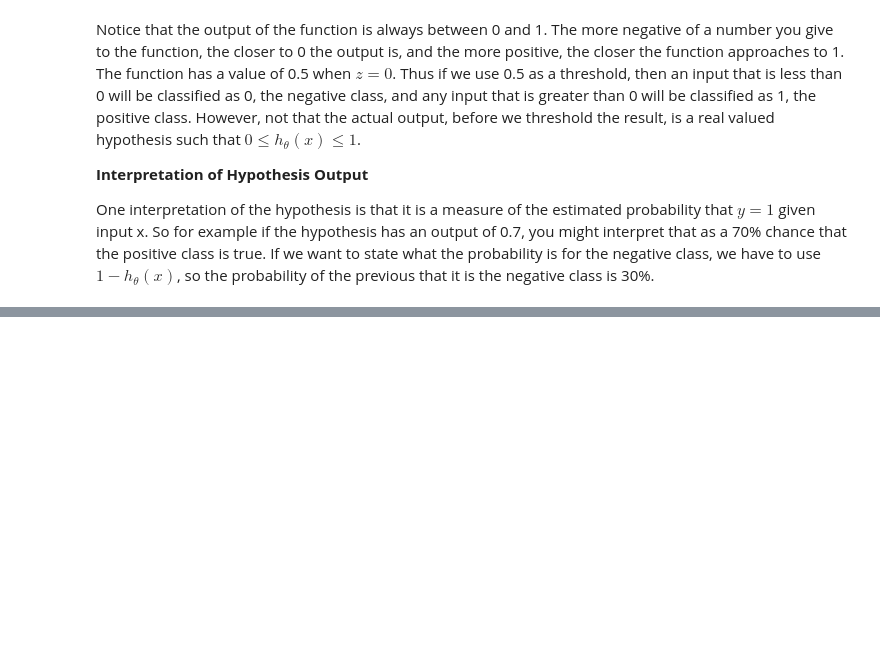
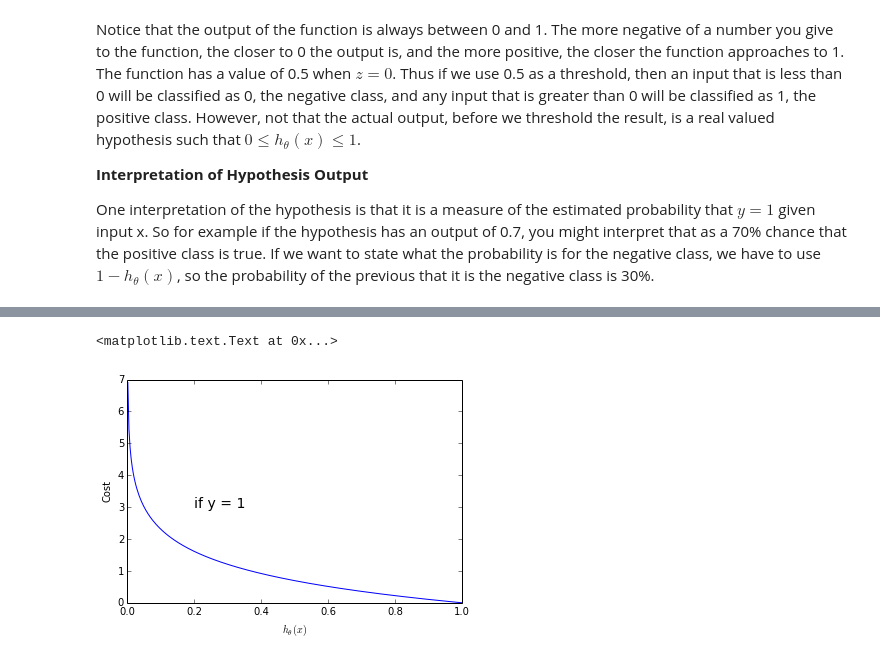
Before and after one commit to tgrasty/CSCI574-Machine-Learning, a Jupyter notebook: Lecture-05-Logistic-Regression-Classification.ipynb, the cells around one changed output, grey strips where cells are left out. Saved outputs shown, nothing was run; the diff lists cells and outputs as text; code cells hidden in the pictures; blank space fills up the shorter version.

```diff
--- a/Lecture-05-Logistic-Regression-Classification.ipynb
+++ b/Lecture-05-Logistic-Regression-Classification.ipynb
@@ -117,0 +331,11 @@ that it is the negative class is 30%.
+# %%
+hypothesis = np.linspace(0.001, 1.0, 300)
+cost = -np.log(hypothesis)
+
+plt.plot(hypothesis, cost, 'b-')
+plt.xlabel(r'$h_\theta(x)$')
+plt.text(0.2, 3, r'if y = 1', fontsize=14)
+plt.ylabel(r'Cost')
+# %% [output]
+<matplotlib.text.Text at 0x...>
+[figure, added]
```
Also changed, not shown: parts of 22 cells of this notebook.
